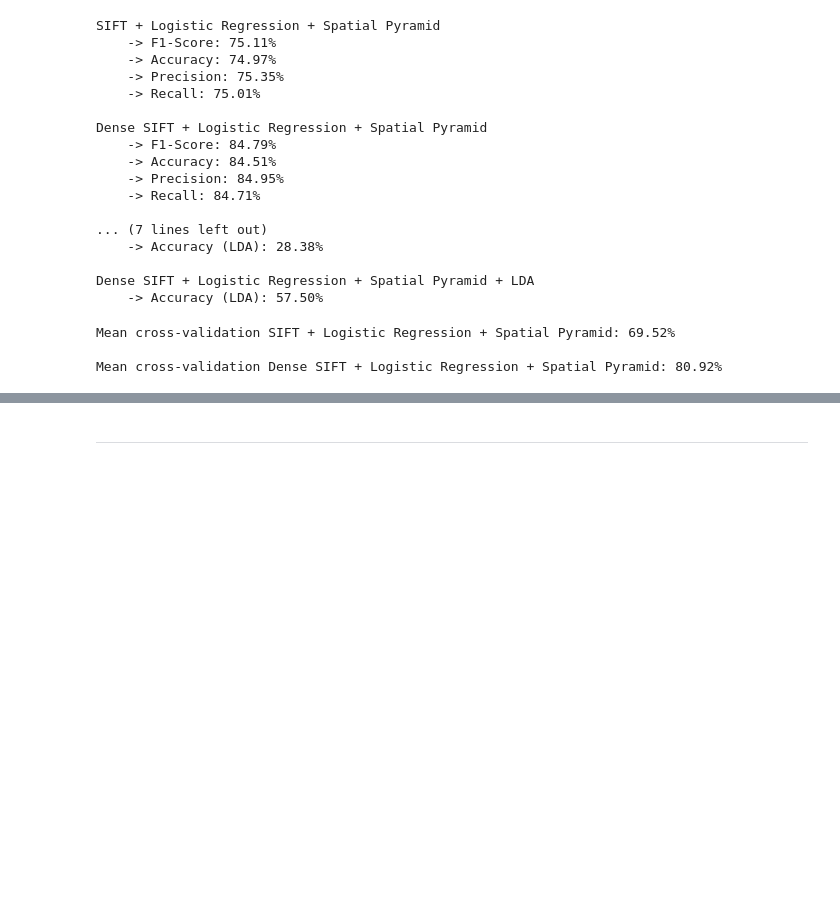
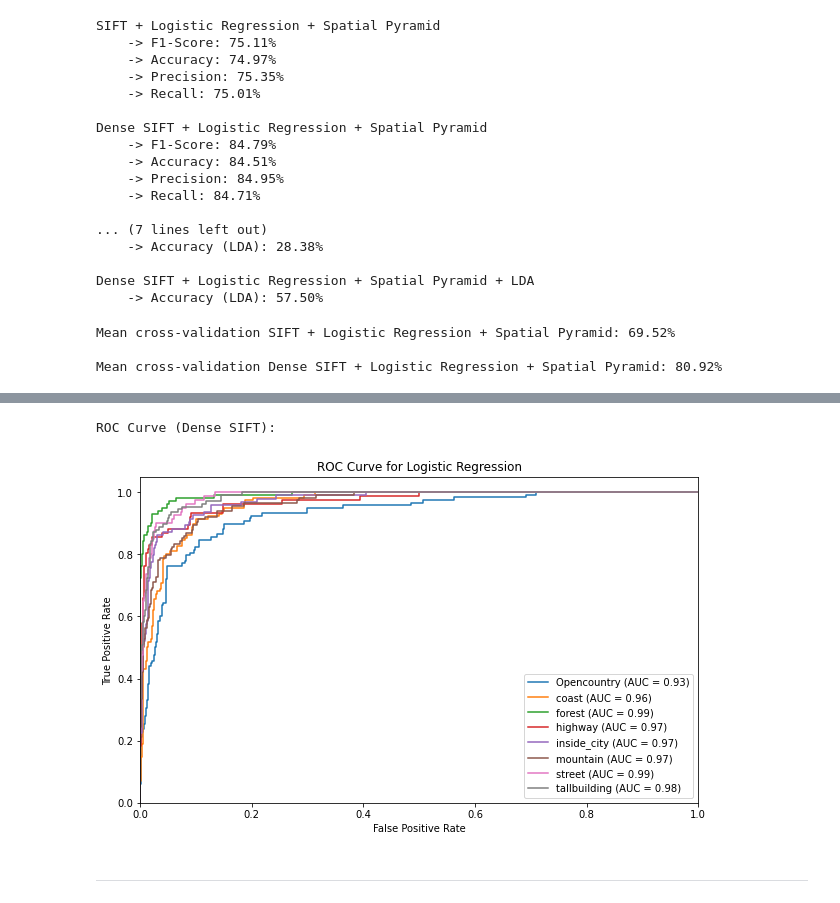
Before and after one commit to MCV-C3/project23-24-01, a Jupyter notebook: Task1/BagofVisualWords.ipynb, the cells around one changed output, grey strips where cells are left out. Cells and saved outputs as stored; diff of their text form; code cells hidden in the pictures; blank space fills up the shorter version.

```diff
--- a/Task1/BagofVisualWords.ipynb
+++ b/Task1/BagofVisualWords.ipynb
@@ -1071,3 +960,9 @@ plt.show()
+# %%
+print("ROC Curve (Dense SIFT):")
+utils.plot_roc_curve(visual_words_dense_test, test_labels, base_dense_logistic_reg, "Logistic Regression")
+# %% [output]
+ROC Curve (Dense SIFT):
+[figure, added]
 # %% [markdown]
 ------------------------------------------------------------------------------------------------------------------------------------------------
 # %% [markdown]
```
Also changed, not shown: parts of 23 cells of this notebook, 1 other file.
